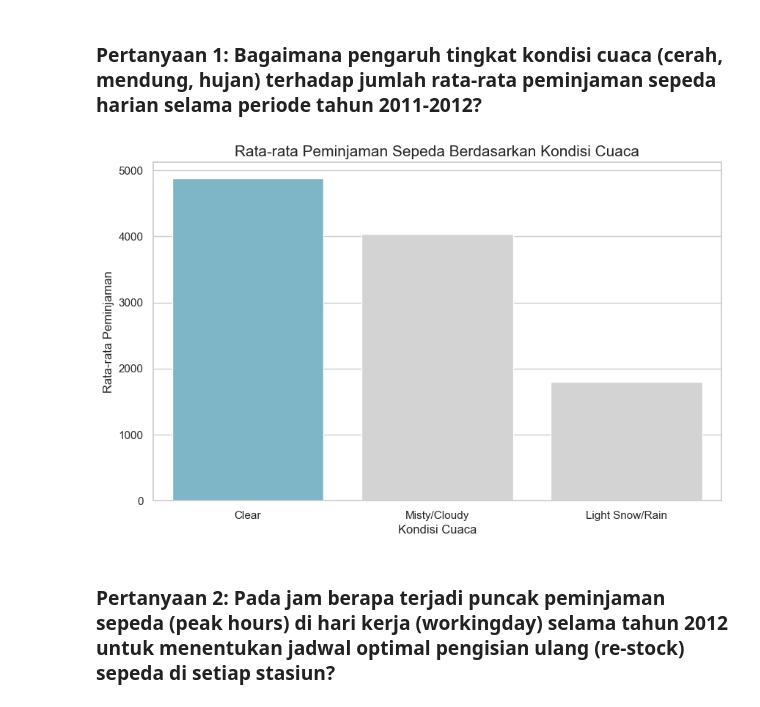
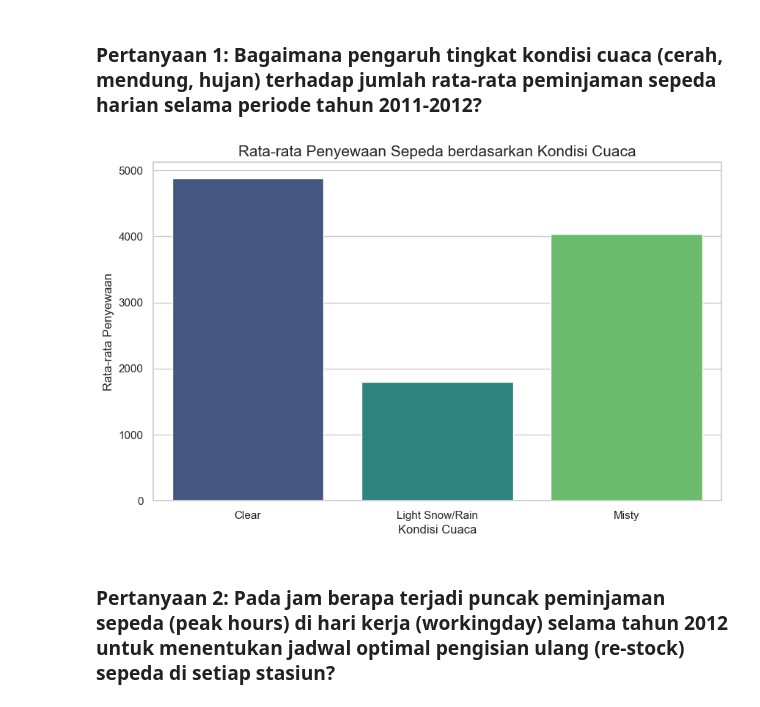
Before and after one commit to DzikriAlbantani/bike-sharing-dashboard, a Jupyter notebook: notebook.ipynb, the cells around one changed output. Cells and saved outputs as stored; diff of their text form; code cells hidden in the pictures.

```diff
--- a/notebook.ipynb
+++ b/notebook.ipynb
@@ -284,0 +282,22 @@ display(hourly_working_stats.sort_values(by="cnt", ascending=False).head(5))
+# %%
+sns.set(style="whitegrid")
+plt.figure(figsize=(16, 5))
+
+plt.subplot(1, 3, 1)
+sns.histplot(day_df['cnt'], kde=True, color='blue')
+plt.title('Distribusi Jumlah Penyewa (cnt)')
+
+plt.subplot(1, 3, 2)
+sns.boxplot(y=day_df['cnt'], color='red')
+plt.title('Boxplot Jumlah Penyewa (cnt)')
+
+plt.subplot(1, 3, 3)
+sns.violinplot(y=day_df['cnt'], color='green')
+plt.title('Violin Plot Jumlah Penyewa (cnt)')
+
+plt.show()
+
+print(f"Skewness: {day_df['cnt'].skew():.2f}")
+print(f"Kurtosis: {day_df['cnt'].kurt():.2f}")
+print("\nDeskripsi Statistik:")
+print(day_df['cnt'].describe())
@@ -287,21 +402,21 @@ display(hourly_working_stats.sort_values(by="cnt", ascending=False).head(5))
 # %% [markdown]
 ### Pertanyaan 1: Bagaimana pengaruh tingkat kondisi cuaca (cerah, mendung, hujan) terhadap jumlah rata-rata peminjaman sepeda harian selama periode tahun 2011-2012?
 # %%
-colors = ["#72BCD4", "#D3D3D3", "#D3D3D3", "#D3D3D3"]
+weather_rentals = day_df.groupby('weathersit')['cnt'].mean().reset_index()
 
 plt.figure(figsize=(10, 6))
 sns.barplot(
     x='weathersit',
-    y='avg_rentals',
-    data=weather_rentals_df.sort_values(by='avg_rentals', ascending=False),
-    palette=colors
+    y='cnt',
+    data=weather_rentals,
+    palette='viridis'
 )
 
-plt.title('Rata-rata Peminjaman Sepeda Berdasarkan Kondisi Cuaca', loc='center', fontsize=15)
-plt.xlabel('Kondisi Cuaca')
-plt.ylabel('Rata-rata Peminjaman')
+plt.title('Rata-rata Penyewaan Sepeda berdasarkan Kondisi Cuaca', fontsize=15)
+plt.xlabel('Kondisi Cuaca', fontsize=12)
+plt.ylabel('Rata-rata Penyewaan', fontsize=12)
 plt.show()
 # %% [output]
-[figure, old version]
+[figure, new version]
 # %% [markdown]
 ### Pertanyaan 2: Pada jam berapa terjadi puncak peminjaman sepeda (peak hours) di hari kerja (workingday) selama tahun 2012 untuk menentukan jadwal optimal pengisian ulang (re-stock) sepeda di setiap stasiun?
```
Also changed, not shown: parts of 15 cells of this notebook, 1 other file.
